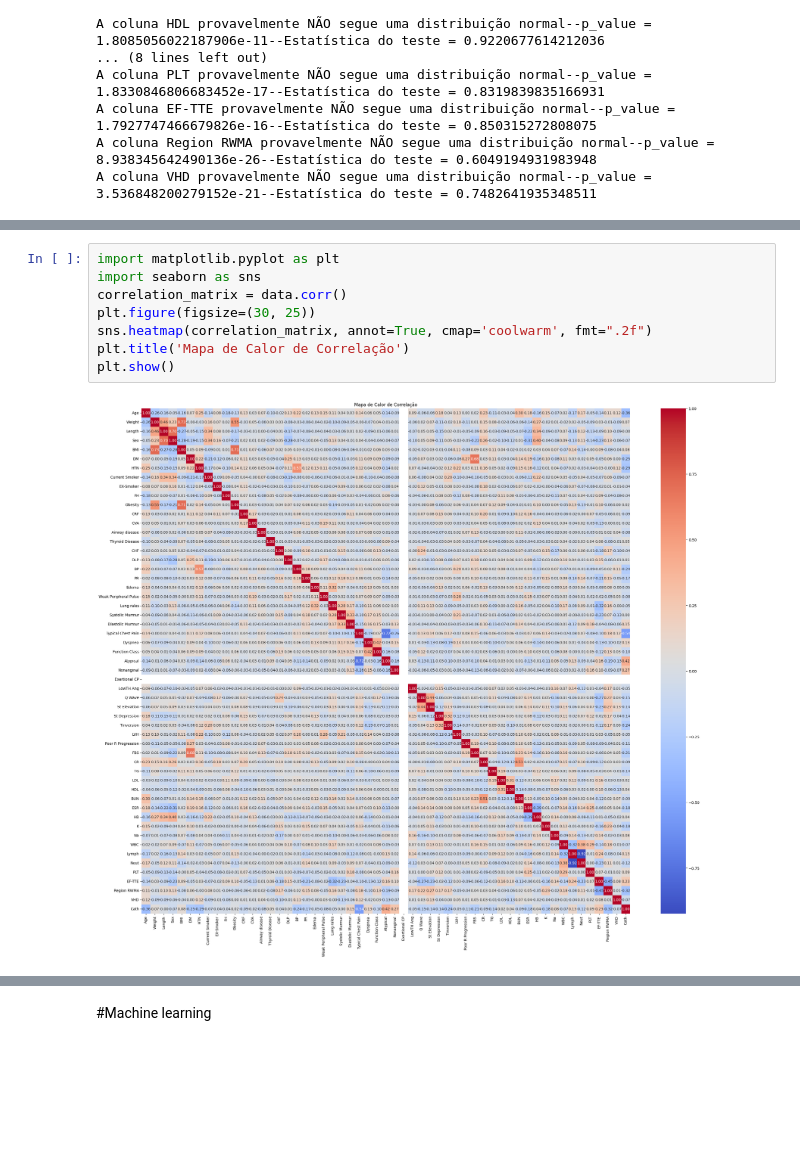
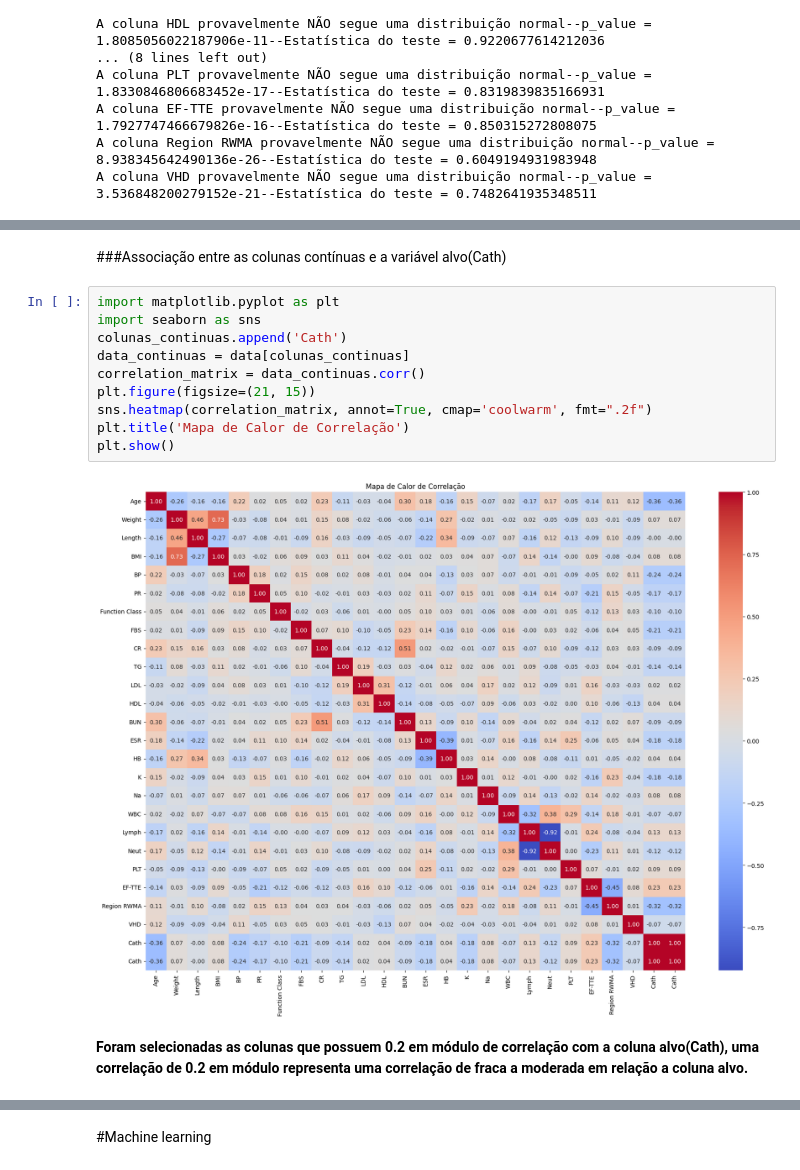
Before and after one commit to Davioliveira1305/Machine-Learning, a Jupyter notebook: DAC.ipynb, the cells around one changed output, grey strips where cells are left out. Cells and saved outputs as stored; diff of their text form; blank space fills up the shorter version.

```diff
--- a/DAC.ipynb
+++ b/DAC.ipynb
@@ -193,10 +231,16 @@ A coluna VHD provavelmente NÃO segue uma distribuição normal--p_value = 3.536
+# %% [markdown]
+###Associação entre as colunas contínuas e a variável alvo(Cath)
 # %%
 import matplotlib.pyplot as plt
 import seaborn as sns
-correlation_matrix = data.corr()
-plt.figure(figsize=(30, 25))
+colunas_continuas.append('Cath')
+data_continuas = data[colunas_continuas]
+correlation_matrix = data_continuas.corr()
+plt.figure(figsize=(21, 15))
 sns.heatmap(correlation_matrix, annot=True, cmap='coolwarm', fmt=".2f")
 plt.title('Mapa de Calor de Correlação')
 plt.show()
 # %% [output]
-[figure, old version]
+[figure, new version]
+# %% [markdown]
+**Foram selecionadas as colunas que possuem 0.2 em módulo de correlação com a coluna alvo(Cath), uma correlação de 0.2 em módulo representa uma correlação de fraca a moderada em relação a coluna alvo.**
```
Also changed, not shown: parts of 10 cells of this notebook.
